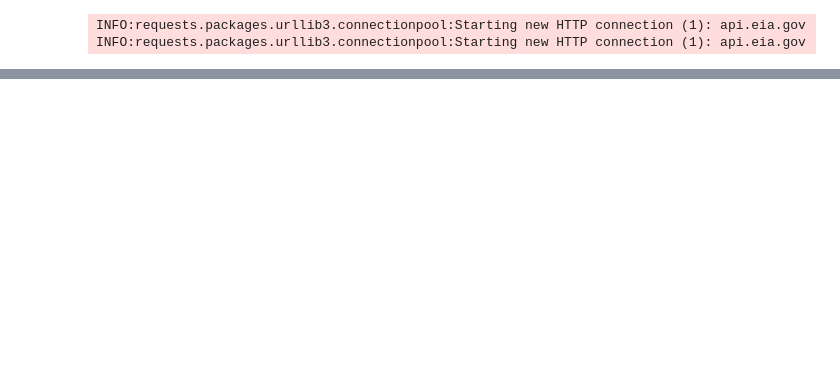
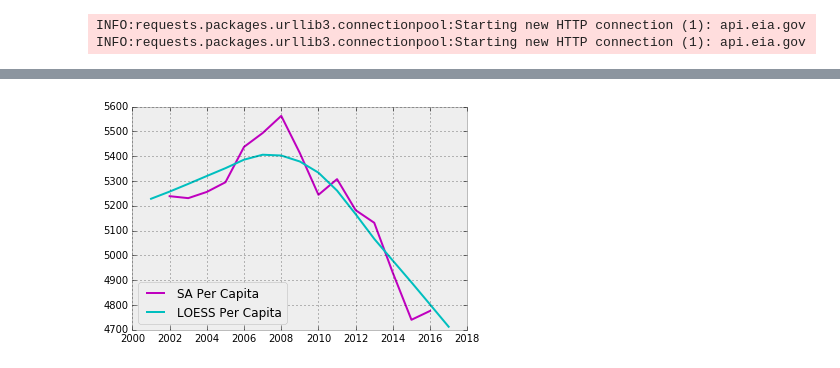
Before and after one commit to johnmrudolph/jupyter_blog, a Jupyter notebook: declining_wa_consumption.ipynb, the cells around one changed output, grey strips where cells are left out. Cells and saved outputs as stored; diff of their text form; code cells hidden in the pictures; blank space fills up the shorter version.

```diff
--- a/declining_wa_consumption.ipynb
+++ b/declining_wa_consumption.ipynb
@@ -196,0 +103,8 @@ plt.show()
+# %%
+# Estimate 2017 Washington Population
+pop_2017 = wa_pop.loc['2016'].values*1.0162
+# Create a dataframe for 2017 data and append to original set
+pop_2017_df = pd.DataFrame(pop_2017, index=pd.to_datetime(['2017-01-01']), columns=[list(wa_pop)[0]])
+wa_pop = wa_pop.append(pop_2017_df)
+# Visually inspect to make sure data was added
+print(wa_pop)
@@ -196,0 +177,25 @@ plt.show()
+# %%
+# Create a filtered series : trend
+wa_sales_tsa = wa_sales_decompose.trend
+# Group deaseasonalized sales trend by year
+wa_sales_tsa_annual = wa_sales_tsa.groupby(
+    pd.Grouper(freq='A'))['ELEC.SALES.WA-RES.M'].agg(['sum','count'])
+# Drop years where there isn't 12 months of filtered data
+wa_sales_tsa_annual = wa_sales_tsa_annual[wa_sales_tsa_annual['count']==12]
+wa_sales_tsa_annual.drop('count', axis=1, inplace=True)
+
+# create annual key and merge sales and population dfs
+wa_sales_tsa_annual['year'] = wa_sales_tsa_annual.index.to_period('A')
+wa_tsa_merged = pd.merge(wa_sales_tsa_annual, wa_pop, on='year')
+# coerce year datetime to int
+wa_tsa_merged['year'] = wa_tsa_merged['year'].astype(str).astype(int)
+# create per_capita sales variable
+wa_tsa_merged['per_capita_tsa'] = wa_tsa_merged['sum']*1000 / wa_tsa_merged['SEDS.TPOPP.WA.A']
+
+# plot seasonally adjusted trend vs LOESS
+plt.plot(wa_tsa_merged['year'], wa_tsa_merged['per_capita_tsa'], c='m', label='SA Per Capita')
+plt.plot(wa_merged['year'], wa_merged['per_capita_loess'], c='c', label='LOESS Per Capita')
+plt.legend(loc=3)
+plt.show()
+# %% [output]
+[figure, added]
```
Also changed, not shown: parts of 46 cells of this notebook, 2 other files.
